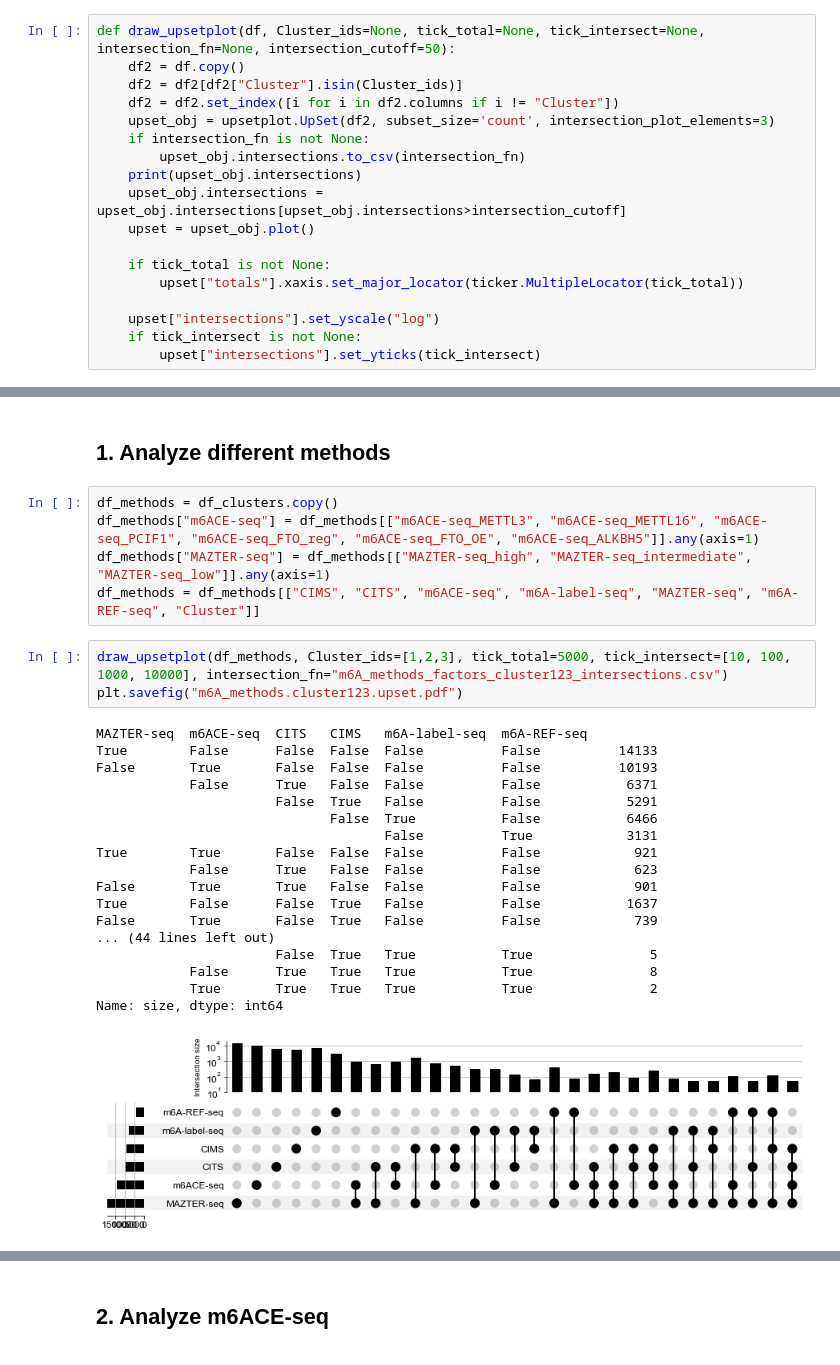
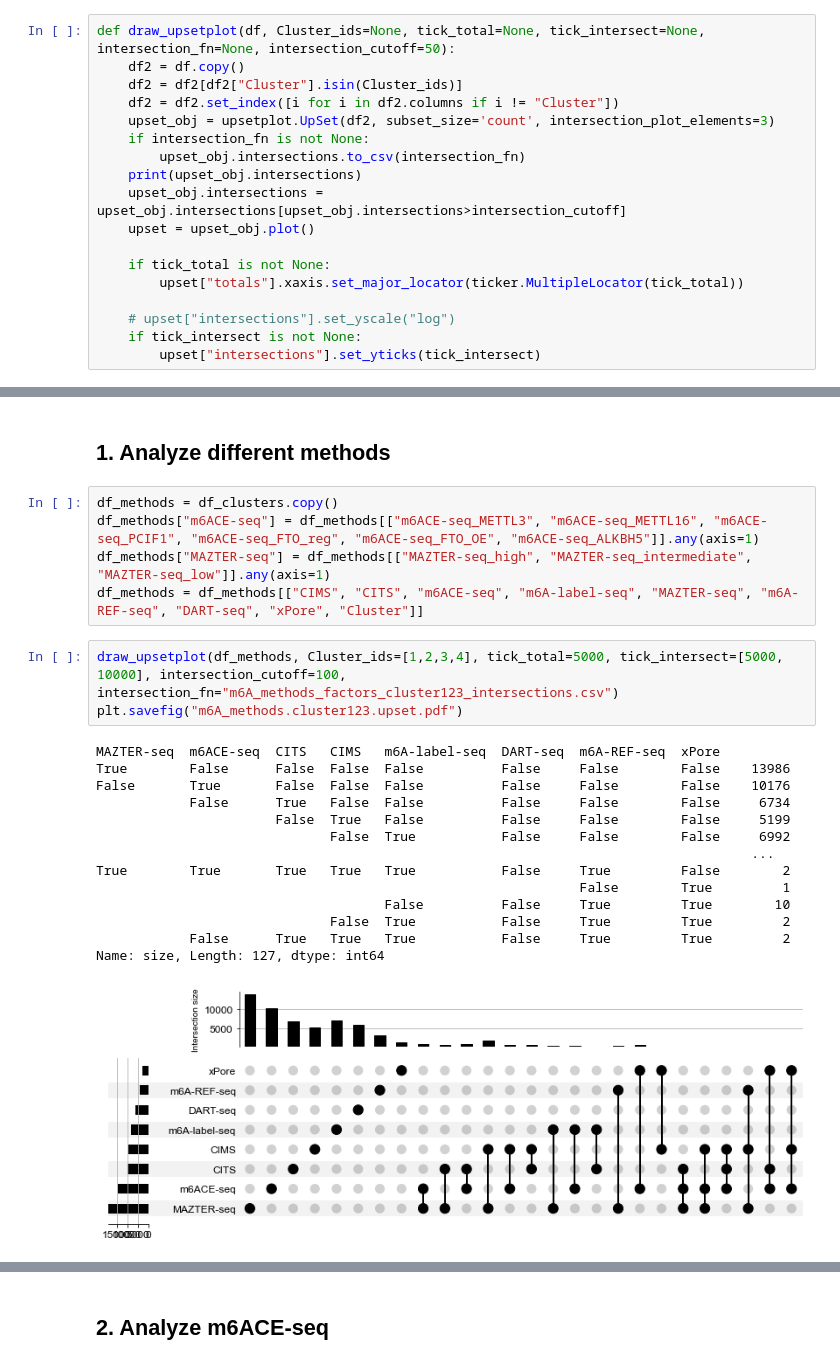
Before and after one commit to jhfoxliu/iMVP, a Jupyter notebook: m6A study/UpSet_m6A.ipynb, the cells around one changed output, grey strips where cells are left out. Cells and saved outputs as stored; diff of their text form.

```diff
--- a/m6A study/UpSet_m6A.ipynb
+++ b/m6A study/UpSet_m6A.ipynb
@@ -41,7 +41,7 @@ def draw_upsetplot(df, Cluster_ids=None, tick_total=None, tick_intersect=None, i
     if tick_total is not None:
         upset["totals"].xaxis.set_major_locator(ticker.MultipleLocator(tick_total))
 
-    upset["intersections"].set_yscale("log")
+    # upset["intersections"].set_yscale("log")
     if tick_intersect is not None:
         upset["intersections"].set_yticks(tick_intersect)
 # %%
@@ -52,27 +52,23 @@ df_clusters = pd.read_csv("m6A_methods.clustered.csv", index_col=0, header=0)
 df_methods = df_clusters.copy()
 df_methods["m6ACE-seq"] = df_methods[["m6ACE-seq_METTL3", "m6ACE-seq_METTL16", "m6ACE-seq_PCIF1", "m6ACE-seq_FTO_reg", "m6ACE-seq_FTO_OE", "m6ACE-seq_ALKBH5"]].any(axis=1)
 df_methods["MAZTER-seq"] = df_methods[["MAZTER-seq_high", "MAZTER-seq_intermediate", "MAZTER-seq_low"]].any(axis=1)
-df_methods = df_methods[["CIMS", "CITS", "m6ACE-seq", "m6A-label-seq", "MAZTER-seq", "m6A-REF-seq", "Cluster"]]
+df_methods = df_methods[["CIMS", "CITS", "m6ACE-seq", "m6A-label-seq", "MAZTER-seq", "m6A-REF-seq", "DART-seq", "xPore", "Cluster"]]
 # %%
-draw_upsetplot(df_methods, Cluster_ids=[1,2,3], tick_total=5000, tick_intersect=[10, 100, 1000, 10000], intersection_fn="m6A_methods_factors_cluster123_intersections.csv")
+draw_upsetplot(df_methods, Cluster_ids=[1,2,3,4], tick_total=5000, tick_intersect=[5000, 10000], intersection_cutoff=100, intersection_fn="m6A_methods_factors_cluster123_intersections.csv")
 plt.savefig("m6A_methods.cluster123.upset.pdf")
 # %% [output]
-MAZTER-seq  m6ACE-seq  CITS   CIMS   m6A-label-seq  m6A-REF-seq
-True        False      False  False  False          False          14133
-False       True       False  False  False          False          10193
-            False      True   False  False          False           6371
-                       False  True   False          False           5291
-                              False  True           False           6466
-                                     False          True            3131
-True        True       False  False  False          False            921
-            False      True   False  False          False            623
-False       True       True   False  False          False            901
-True        False      False  True   False          False           1637
-False       True       False  True   False          False            739
-... (44 lines left out)
-                       False  True   True           True               5
-            False      True   True   True           True               8
-            True       True   True   True           True               2
-Name: size, dtype: int64
+MAZTER-seq  m6ACE-seq  CITS   CIMS   m6A-label-seq  DART-seq  m6A-REF-seq  xPore
+True        False      False  False  False          False     False        False    13986
+False       True       False  False  False          False     False        False    10176
+            False      True   False  False          False     False        False     6734
+                       False  True   False          False     False        False     5199
+                              False  True           False     False        False     6992
+                                                                                    ...
+True        True       True   True   True           False     True         False        2
+                                                              False        True         1
+                                     False          False     True         True        10
+                              False  True           False     True         True         2
+            False      True   True   True           False     True         True         2
+Name: size, Length: 127, dtype: int64
-[figure, old version]
+[figure, new version]
 # %%
```
Also changed, not shown: parts of 3 cells of this notebook, 52 other files.
